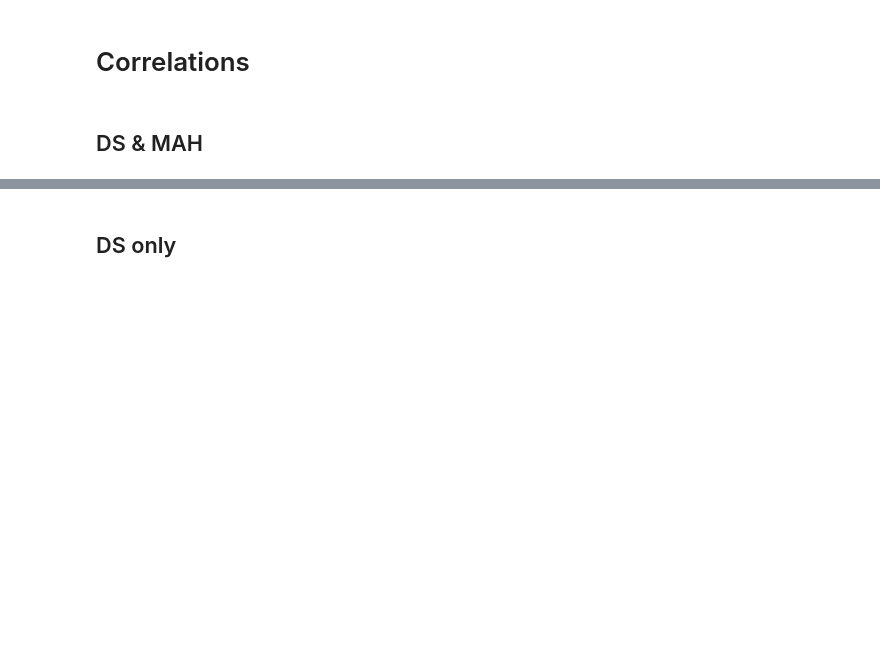
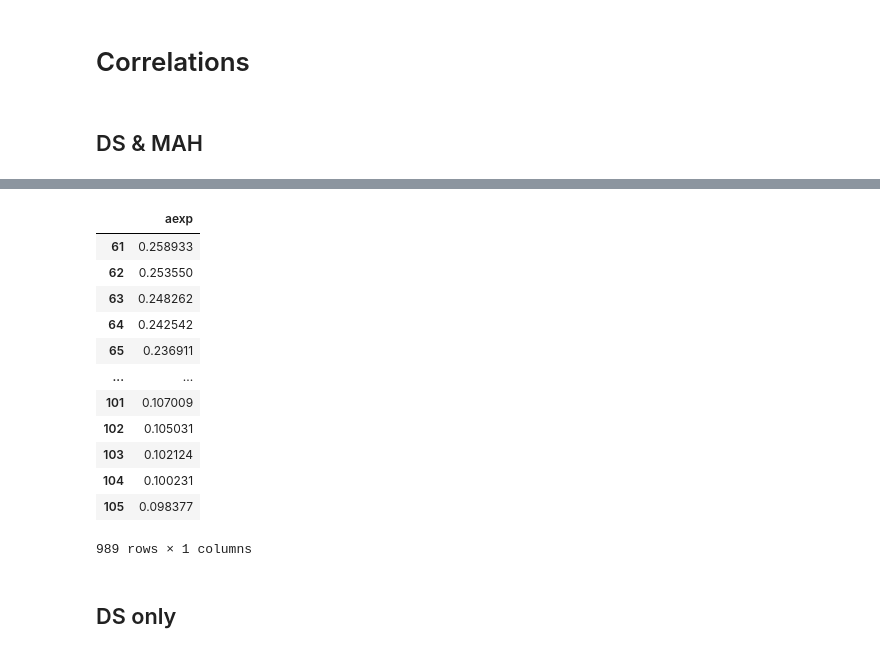
Before and after one commit to Kabelo-T/cluster_morph, a Jupyter notebook: cluster_morphs.ipynb, the cells around one changed output, grey strips where cells are left out. Drawn from its saved outputs; the diff is of its cells as text; code cells hidden in the pictures; blank space fills up the shorter version.

```diff
--- a/cluster_morphs.ipynb
+++ b/cluster_morphs.ipynb
@@ -201,0 +338,16 @@ plt.show()
+# %%
+tol = 1e-3
+size = 10000  # smallest mah df is 88 rows
+mm0 = np.linspace(1e-5, 1, size)
+mm0_dict = {}
+for m in mm0:
+    mm0_dict[m] = pd.DataFrame(columns=['aexp'])
+# %%
+for mah in mah_df_list:
+    for m in mm0:
+        # print("MM0 ", m)
+        err = np.abs((mah['M/M0'] - m))
+        mask = err < tol
+        # print('mask...')
+        # print(np.sum(mask.astype(int)))
+        mm0_dict[m] = pd.concat([mm0_dict[m], mah['aexp'][mask]])
@@ -202,3 +375,19 @@ plt.show()
+# %%
+mm0_dict[mm0[5]]
+# %% [output]
+|  | aexp |
+| 61 | 0.258933 |
+| 62 | 0.253550 |
+| 63 | 0.248262 |
+| 64 | 0.242542 |
+| 65 | 0.236911 |
+| ... | ... |
+| 101 | 0.107009 |
+| 102 | 0.105031 |
+| 103 | 0.102124 |
+| 104 | 0.100231 |
+| 105 | 0.098377 |
+989 rows × 1 columns
 # %% [markdown]
 ## DS only
 # %%
```
Also changed, not shown: parts of 10 cells of this notebook, 1 other file.
